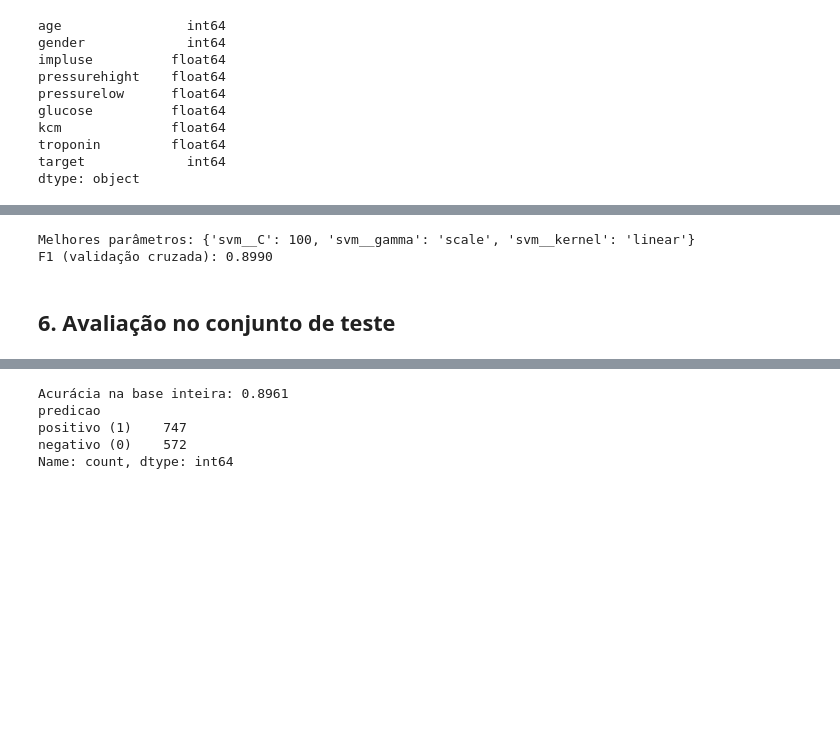
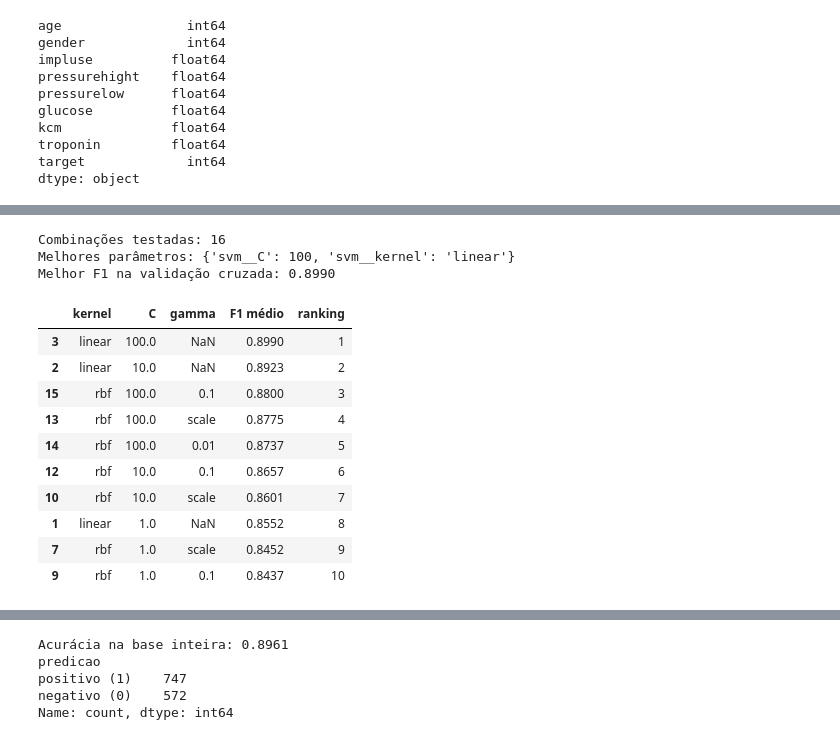
Before and after one commit to luiz4f0/inteligencia-artificial-umc, a Jupyter notebook: SUMMIT_DAVIMORAES-LUIZFELIPE.ipynb, the cells around one changed output, grey strips where cells are left out. Cells and saved outputs as stored; diff of their text form; code cells hidden in the pictures; blank space fills up the shorter version.

```diff
--- a/SUMMIT_DAVIMORAES-LUIZFELIPE.ipynb
+++ b/SUMMIT_DAVIMORAES-LUIZFELIPE.ipynb
@@ -178,13 +248,34 @@ prep = ColumnTransformer([
 # %%
-pipe = Pipeline([('prep', prep), ('svm', SVC())])
-params = {'svm__kernel': ['linear', 'rbf'], 'svm__C': [0.1, 1, 10, 100], 'svm__gamma': ['scale', 0.1]}
+params = [
+    {'svm__kernel': ['linear'], 'svm__C': [0.1, 1, 10, 100]},
+    {'svm__kernel': ['rbf'], 'svm__C': [0.1, 1, 10, 100], 'svm__gamma': ['scale', 0.01, 0.1]},
+]
 cv = StratifiedKFold(n_splits=5, shuffle=True, random_state=42)
 
-grid = GridSearchCV(pipe, params, cv=cv, scoring='f1', n_jobs=-1).fit(X_train, y_train)
+grid = GridSearchCV(pipe, params, cv=cv, scoring='f1', n_jobs=-1)
+grid.fit(X_train, y_train)
+
+print('Combinações testadas:', len(grid.cv_results_['params']))
 print('Melhores parâmetros:', grid.best_params_)
-print(f'F1 (validação cruzada): {grid.best_score_:.4f}')
+print(f'Melhor F1 na validação cruzada: {grid.best_score_:.4f}')
 # %% [output]
-Melhores parâmetros: {'svm__C': 100, 'svm__gamma': 'scale', 'svm__kernel': 'linear'}
-F1 (validação cruzada): 0.8990
+Combinações testadas: 16
+Melhores parâmetros: {'svm__C': 100, 'svm__kernel': 'linear'}
+Melhor F1 na validação cruzada: 0.8990
-# %% [markdown]
-## 6. Avaliação no conjunto de teste
+# %%
+resultados = pd.DataFrame(grid.cv_results_)
+resultados = resultados[['param_svm__kernel', 'param_svm__C', 'param_svm__gamma', 'mean_test_score', 'rank_test_score']]
+resultados.columns = ['kernel', 'C', 'gamma', 'F1 médio', 'ranking']
+resultados.sort_values('ranking').head(10).round(4)
+# %% [output]
+|  | kernel | C | gamma | F1 médio | ranking |
+| 3 | linear | 100.0 | NaN | 0.8990 | 1 |
+| 2 | linear | 10.0 | NaN | 0.8923 | 2 |
+| 15 | rbf | 100.0 | 0.1 | 0.8800 | 3 |
+| 13 | rbf | 100.0 | scale | 0.8775 | 4 |
+| 14 | rbf | 100.0 | 0.01 | 0.8737 | 5 |
+| 12 | rbf | 10.0 | 0.1 | 0.8657 | 6 |
+| 10 | rbf | 10.0 | scale | 0.8601 | 7 |
+| 1 | linear | 1.0 | NaN | 0.8552 | 8 |
+| 7 | rbf | 1.0 | scale | 0.8452 | 9 |
+| 9 | rbf | 1.0 | 0.1 | 0.8437 | 10 |
```
Also changed, not shown: parts of 16 cells of this notebook.
